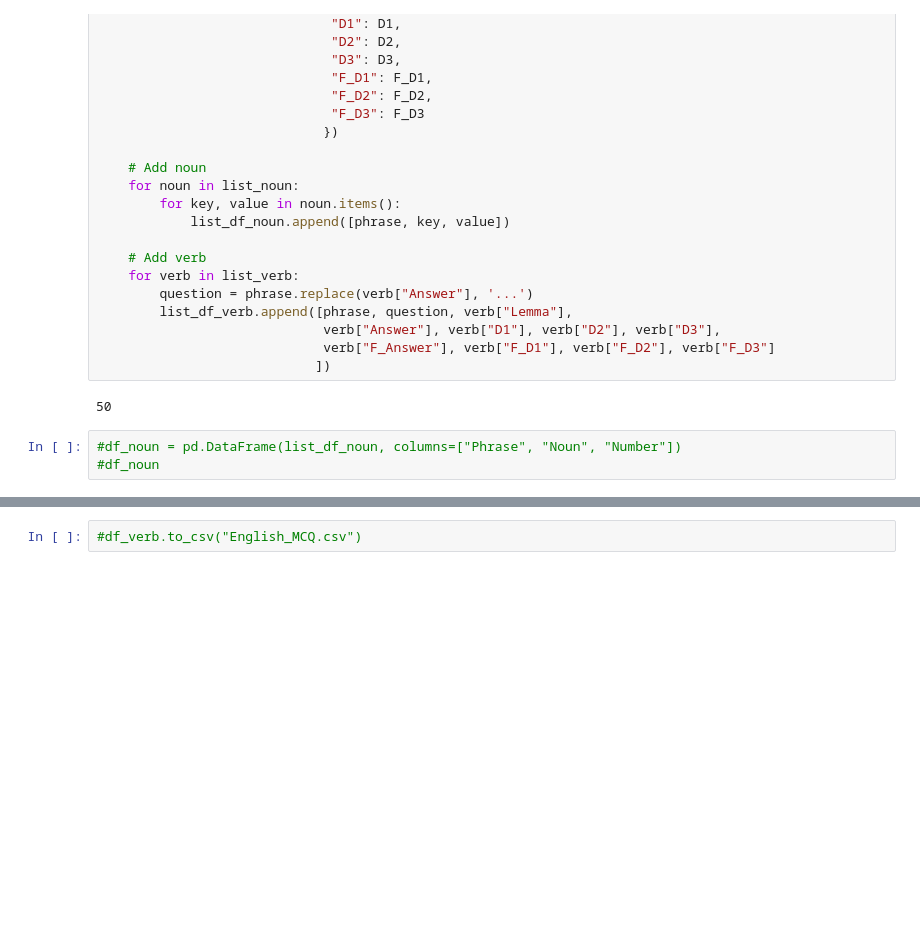
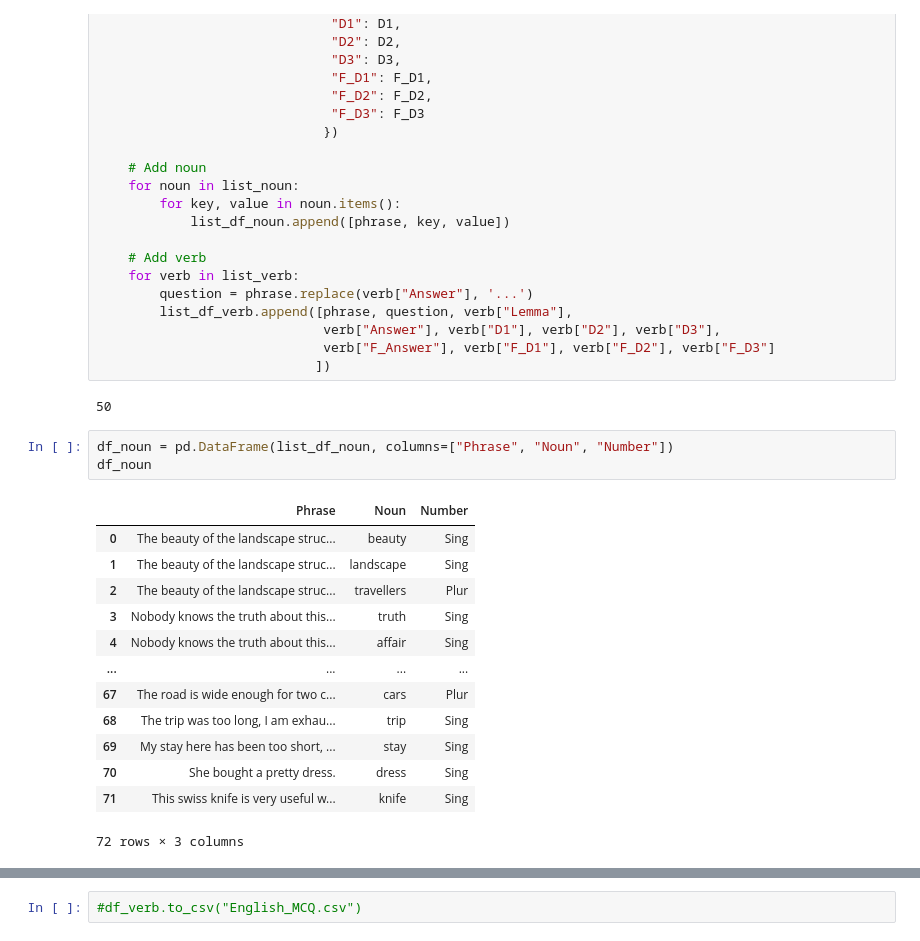
Before and after one commit to buu-nguyen/PIB3-NaturalLanguageProcessing, a Jupyter notebook: TextMining-NLP.ipynb, the cells around one changed output, grey strips where cells are left out. Cells and saved outputs as stored; diff of their text form; blank space fills up the shorter version.

```diff
--- a/TextMining-NLP.ipynb
+++ b/TextMining-NLP.ipynb
@@ -270,8 +254,22 @@ for phrase in df_eng[:50]:
 # %% [output]
 50
 # %%
-#df_noun = pd.DataFrame(list_df_noun, columns=["Phrase", "Noun", "Number"])
-#df_noun
+df_noun = pd.DataFrame(list_df_noun, columns=["Phrase", "Noun", "Number"])
+df_noun
+# %% [output]
+|  | Phrase | Noun | Number |
+| 0 | The beauty of the landscape struc... | beauty | Sing |
+| 1 | The beauty of the landscape struc... | landscape | Sing |
+| 2 | The beauty of the landscape struc... | travellers | Plur |
+| 3 | Nobody knows the truth about this... | truth | Sing |
+| 4 | Nobody knows the truth about this... | affair | Sing |
+| ... | ... | ... | ... |
+| 67 | The road is wide enough for two c... | cars | Plur |
+| 68 | The trip was too long, I am exhau... | trip | Sing |
+| 69 | My stay here has been too short, ... | stay | Sing |
+| 70 | She bought a pretty dress. | dress | Sing |
+| 71 | This swiss knife is very useful w... | knife | Sing |
+72 rows × 3 columns
 # %%
 df_verb = pd.DataFrame(list_df_verb, columns=["Phrase", "Question", "Lemma", "Answer", "D1", "D2", "D3",
                                              "F_Answer", "F_D1", "F_D2", "F_D3"])
```
Also changed, not shown: parts of 5 cells of this notebook, 3 other files.
